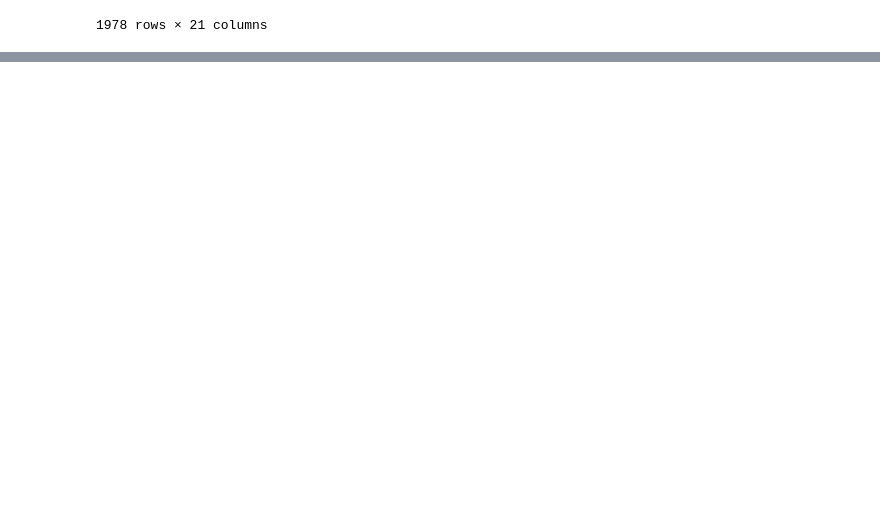
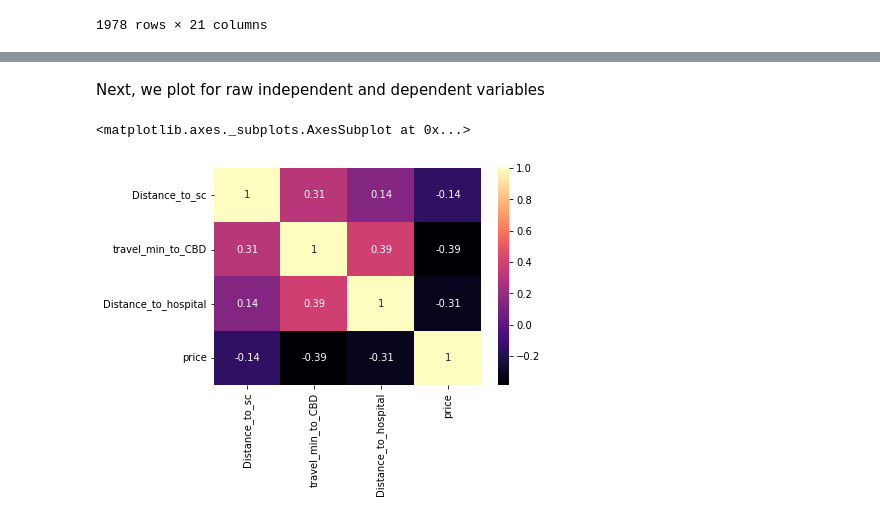
Before and after one commit to DanielTranDS/VictoriaHousing-DataIntegration-DataReshaping, a Jupyter notebook: DataIntegrationReshaping_Codes.ipynb, the cells around one changed output, grey strips where cells are left out. Cells and saved outputs as stored; diff of their text form; code cells hidden in the pictures; blank space fills up the shorter version.

Commit message:
Implement Data Reshaping and finalize the codes

```diff
--- a/DataIntegrationReshaping_Codes.ipynb
+++ b/DataIntegrationReshaping_Codes.ipynb
@@ -1108,0 +1159,4 @@ __
+# %%
+df=final_schema[["Distance_to_sc", "travel_min_to_CBD", "Distance_to_hospital", "price"]]
+columns=df.columns
+df.head()
@@ -1108,0 +1170,8 @@ __
+# %% [markdown]
+Next, we plot for raw independent and dependent variables
+# %%
+#Plot heatmap of correlation between columns
+sns.heatmap(df[columns].corr(),annot=True,cmap='magma')
+# %% [output]
+<matplotlib.axes._subplots.AxesSubplot at 0x...>
+[figure, added]
```
Also changed, not shown: parts of 43 cells of this notebook.
